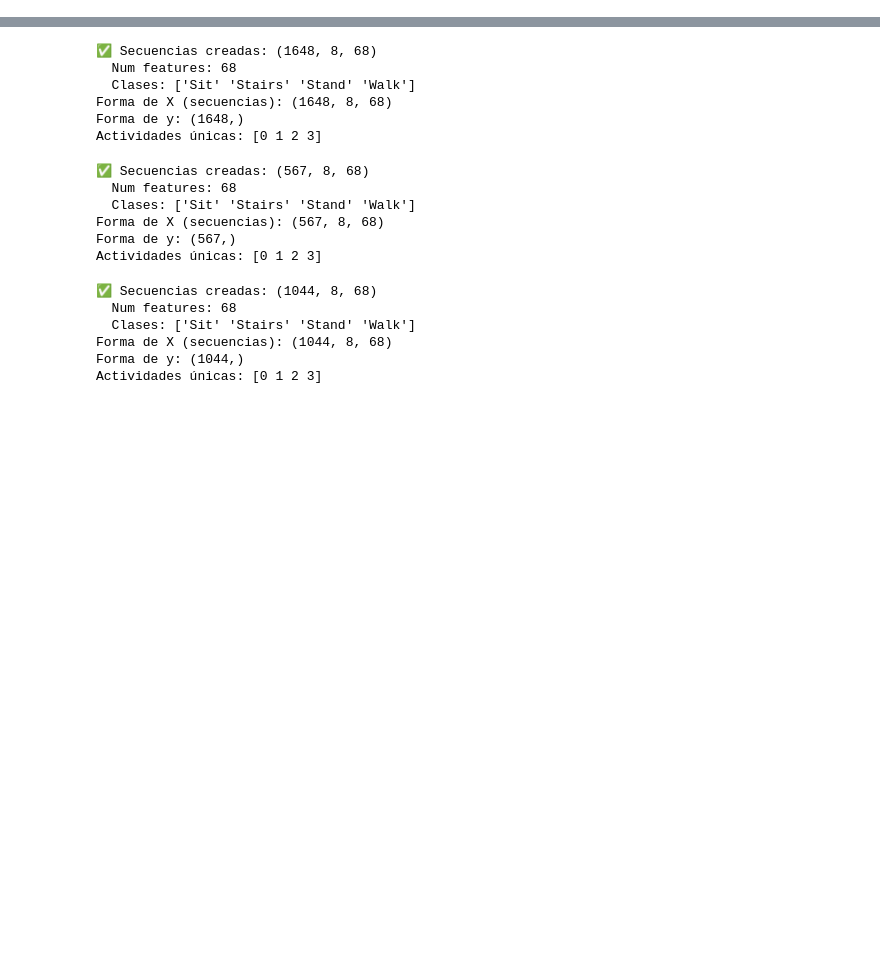
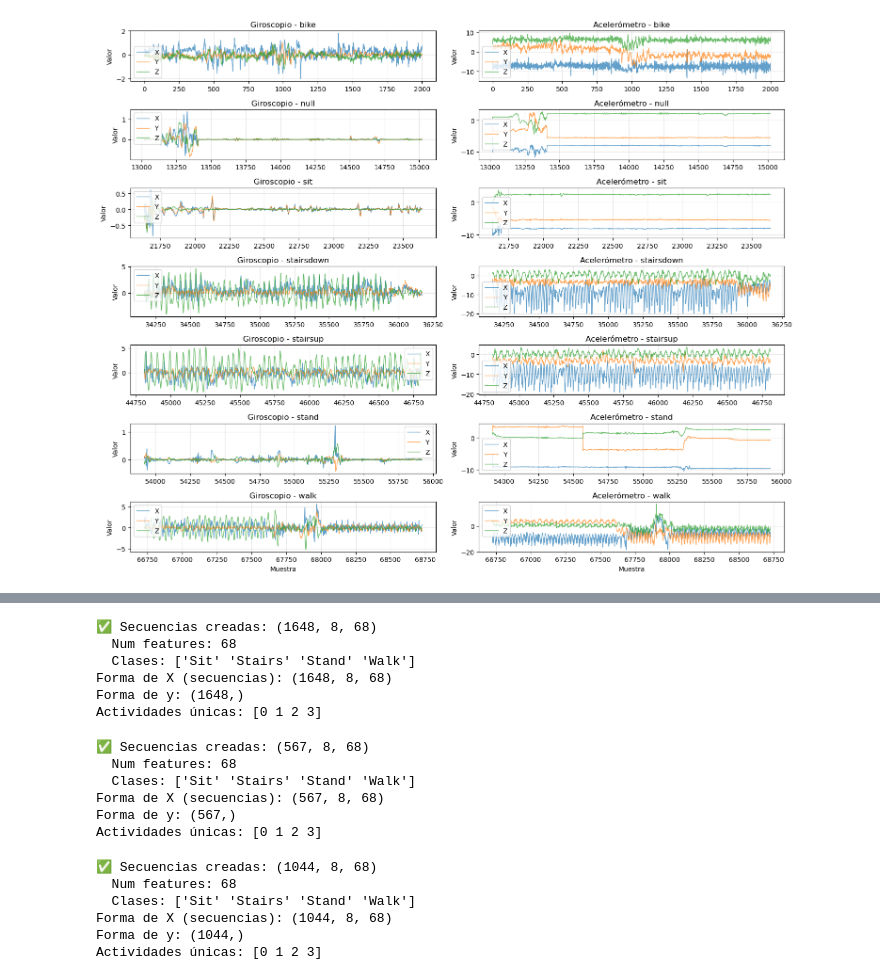
Before and after one commit to HARbit-Org/HARbit-Model, a Jupyter notebook: src/personalized/models_users.ipynb, the cells around one changed output, grey strips where cells are left out. Saved outputs shown, nothing was run; the diff lists cells and outputs as text; code cells hidden in the pictures; blank space fills up the shorter version.

```diff
--- a/src/personalized/models_users.ipynb
+++ b/src/personalized/models_users.ipynb
@@ -71,7 +71,7 @@ df_gyro = convert_timestamp(df_gyro)
 # %%
 df_all_sensors = df_gyro.join(df_accel, on = ['Subject-id', 'Timestamp', 'Activity Label'], how = "inner")
 # %%
-df_gyro = df_all_sensors.select(
+df_gyro_inner = df_all_sensors.select(
             pl.col('Subject-id'),
             pl.col('Timestamp'),
             pl.col('Activity Label'),
@@ -79,7 +79,8 @@ df_gyro = df_all_sensors.select(
             pl.col('Y'),
             pl.col('Z')
         )
-df_accel = df_all_sensors.select(
+
+df_accel_inner = df_all_sensors.select(
             pl.col('Subject-id'),
             pl.col('Timestamp'),
             pl.col('Activity Label'),
@@ -90 +123,64 @@ df_accel = df_all_sensors.select(
+# %%
+def plot_axes_by_activity(df_gyro, df_accel, max_samples_per_activity=1000, figsize=(15, 12), id_user = 'a'):
+    """
+    Visualiza los ejes X, Y, Z del giroscopio y acelerómetro por cada actividad
+    """
+
+    df_gyro     = df_gyro[df_gyro['Subject-id']     ==      id_user]
+    df_accel    = df_accel[df_accel['Subject-id']   ==      id_user]
+
+    # Obtener actividades únicas
+    activities = df_gyro['Activity Label'].unique().tolist()
+    n_activities = len(activities)
+
+    # Crear subplots
+    fig, axes = plt.subplots(n_activities, 2, figsize=figsize)
+    if n_activities == 1:
+        axes = axes.reshape(1, -1)
+
+    for i, activity in enumerate(activities):
+        # Filtrar datos por actividad
+        gyro_activity = df_gyro[df_gyro['Activity Label'] == activity]
+        accel_activity =  df_accel[df_accel['Activity Label'] == activity]
+
+        # Limitar muestras para mejor visualización
+        if len(gyro_activity) > max_samples_per_activity:
+            gyro_activity = gyro_activity.head(max_samples_per_activity)
+        if len(accel_activity) > max_samples_per_activity:
+            accel_activity = accel_activity.head(max_samples_per_activity)
+
+        # Convertir a pandas para plotting
+        gyro_pd = gyro_activity.copy()
+        accel_pd = accel_activity.copy()
+
+        # Plot Giroscopio
+        axes[i, 0].plot(gyro_pd['X'], label='X', alpha=0.7, linewidth=1)
+        axes[i, 0].plot(gyro_pd['Y'], label='Y', alpha=0.7, linewidth=1)
+        axes[i, 0].plot(gyro_pd['Z'], label='Z', alpha=0.7, linewidth=1)
+        axes[i, 0].set_title(f'Giroscopio - {activity}')
+        axes[i, 0].set_ylabel('Valor')
+        axes[i, 0].legend()
+        axes[i, 0].grid(True, alpha=0.3)
+
+        # Plot Acelerómetro
+        axes[i, 1].plot(accel_pd['X'], label='X', alpha=0.7, linewidth=1)
+        axes[i, 1].plot(accel_pd['Y'], label='Y', alpha=0.7, linewidth=1)
+        axes[i, 1].plot(accel_pd['Z'], label='Z', alpha=0.7, linewidth=1)
+        axes[i, 1].set_title(f'Acelerómetro - {activity}')
+        axes[i, 1].set_ylabel('Valor')
+        axes[i, 1].legend()
+        axes[i, 1].grid(True, alpha=0.3)
+
+        # Añadir xlabel solo en la última fila
+        if i == n_activities - 1:
+            axes[i, 0].set_xlabel('Muestra')
+            axes[i, 1].set_xlabel('Muestra')
+
+    plt.tight_layout()
+    plt.show()
+
+# Ejecutar visualización
+plot_axes_by_activity(df_gyro_group.to_pandas(), df_accel_group.to_pandas(), max_samples_per_activity = 2000, id_user = 'a')
+# %% [output]
+[figure, added]
 # %%
```
Also changed, not shown: parts of 5 cells of this notebook, 26 other files.
